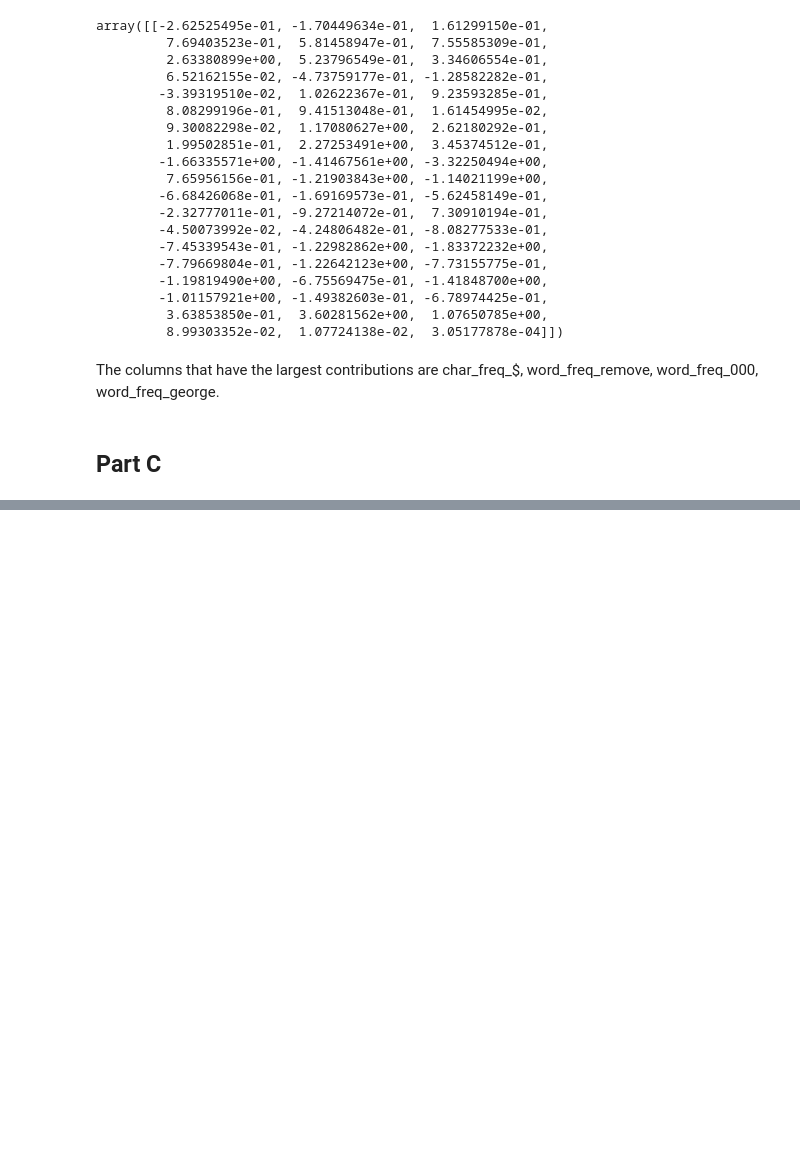
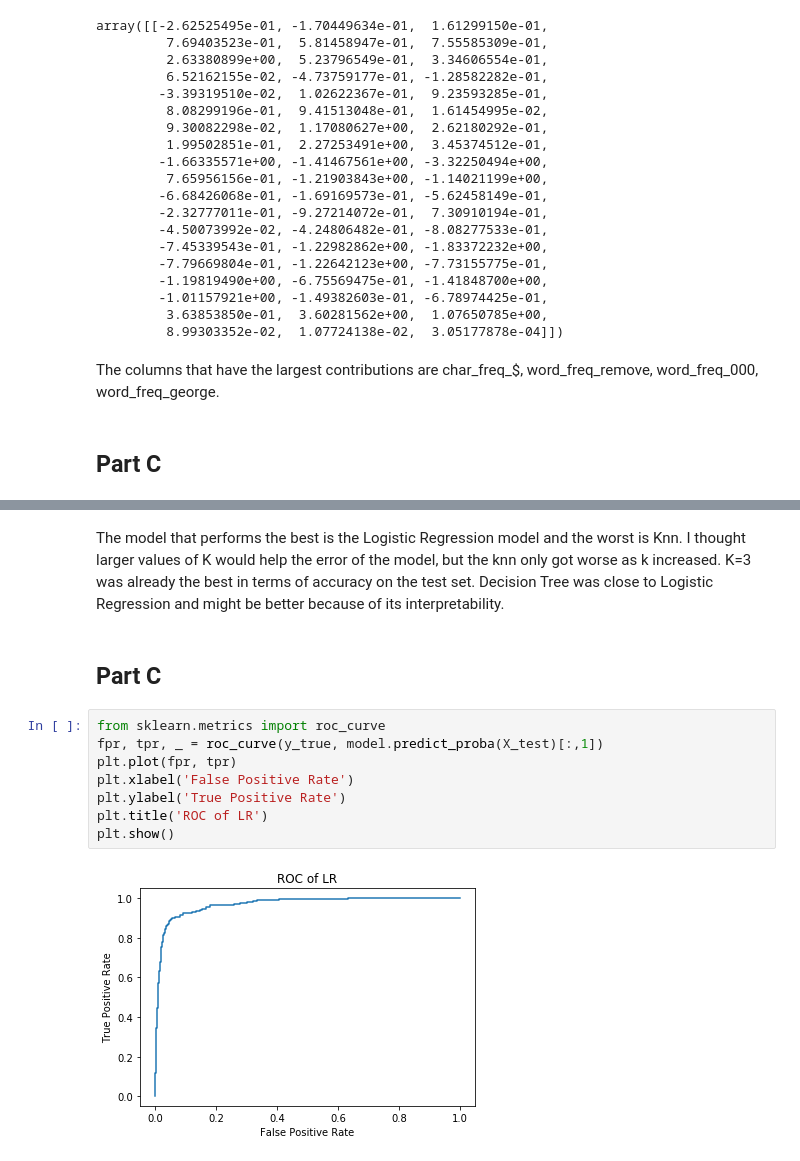
Before and after one commit to snallapa/machine-learning, a Jupyter notebook: hw2/hw2.ipynb, the cells around one changed output, grey strips where cells are left out. Drawn from its saved outputs; the diff is of its cells as text; blank space fills up the shorter version.

```diff
--- a/hw2/hw2.ipynb
+++ b/hw2/hw2.ipynb
@@ -71,0 +148,14 @@ The columns that have the largest contributions are char_freq_$, word_freq_remov
+# %% [markdown]
+The model that performs the best is the Logistic Regression model and the worst is Knn. I thought larger values of K would help the error of the model, but the knn only got worse as k increased. K=3 was already the best in terms of accuracy on the test set. Decision Tree was close to Logistic Regression and might be better because of its interpretability.
+# %% [markdown]
+## Part C
+# %%
+from sklearn.metrics import roc_curve
+fpr, tpr, _ = roc_curve(y_true, model.predict_proba(X_test)[:,1])
+plt.plot(fpr, tpr)
+plt.xlabel('False Positive Rate')
+plt.ylabel('True Positive Rate')
+plt.title('ROC of LR')
+plt.show()
+# %% [output]
+[figure, added]
```
Also changed, not shown: parts of 15 cells of this notebook.
